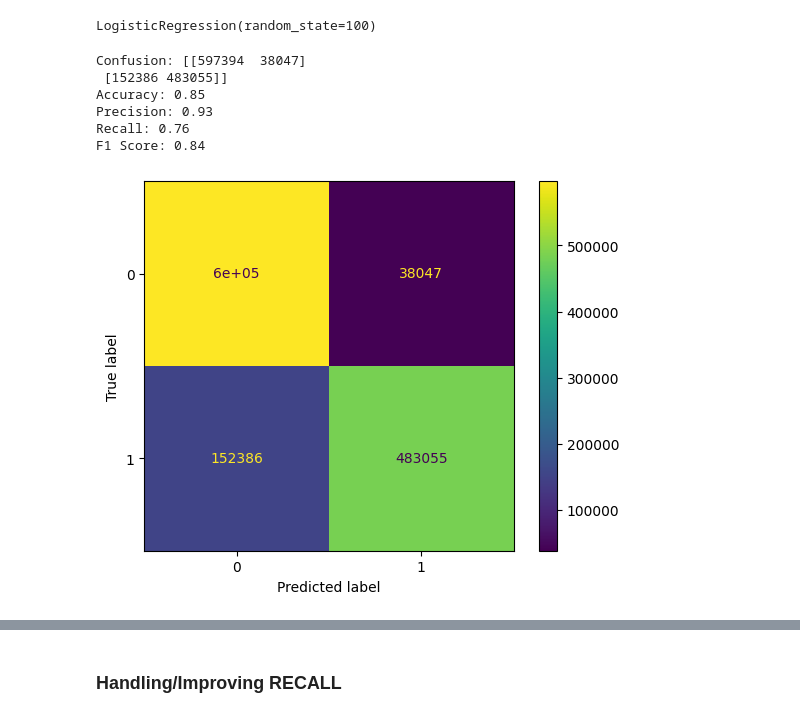
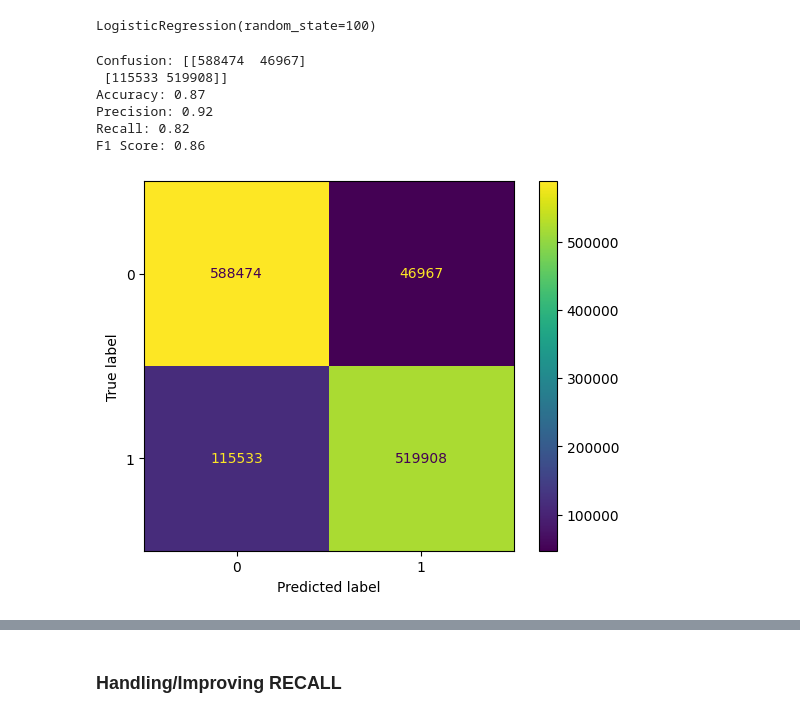
Before and after one commit to spectralcodex/momo-fincrime, a Jupyter notebook: fincrime.ipynb, the cells around one changed output, grey strips where cells are left out. Saved outputs shown, nothing was run; the diff lists cells and outputs as text; code cells hidden in the pictures.

```diff
--- a/fincrime.ipynb
+++ b/fincrime.ipynb
@@ -1029,7 +1029,7 @@ It is good the resample before scaling to avoid indexing issues.
 # X, y = X_resampled, y_resampled
 
 # Sample dataset using stratified method
-X_train, X_test, y_train, y_test = train_test_split(X_resampled, y_resampled, stratify=y, test_size=0.2, random_state=100)
+X_train, X_test, y_train, y_test = train_test_split(X_resampled, y_resampled, stratify=y_resampled, test_size=0.2, random_state=100)
 
 # reset and drop old indexes
 X_train.reset_index(inplace=True, drop=True)
@@ -1059,27 +1059,27 @@ LogisticRegression(random_state=100)
 # predict
 y_pred = classifier.predict(X_test_scaled)
 # %%
-cm = confusion_matrix(y_test, y_pred, labels=classifier.classes_)
+cm2 = confusion_matrix(y_test, y_pred, labels=classifier.classes_)
 accuracy = accuracy_score(y_test, y_pred)
 precision = precision_score(y_test, y_pred)
 recall = recall_score(y_test, y_pred)
 f1 = f1_score(y_test, y_pred)
-print(f"Confusion: {cm}")
+print(f"Confusion: {cm2}")
 print(f"Accuracy: {accuracy:.2f}")
 print(f"Precision: {precision:.2f}")
 print(f"Recall: {recall:.2f}")
 print(f"F1 Score: {f1:.2f}\n")
 # %% [output]
-Confusion: [[597394  38047]
- [152386 483055]]
-Accuracy: 0.85
-Precision: 0.93
-Recall: 0.76
-F1 Score: 0.84
+Confusion: [[588474  46967]
+ [115533 519908]]
+Accuracy: 0.87
+Precision: 0.92
+Recall: 0.82
+F1 Score: 0.86
 # %%
-cm_disp = ConfusionMatrixDisplay(confusion_matrix=cm, display_labels=classifier.classes_)
-cm_disp.plot()
+cm2_disp = ConfusionMatrixDisplay(confusion_matrix=cm2, display_labels=classifier.classes_)
+cm2_disp.plot()
 plt.show()
 # %% [output]
-[figure, old version]
+[figure, new version]
 # %% [markdown]
```
Also changed, not shown: parts of 11 cells of this notebook.
